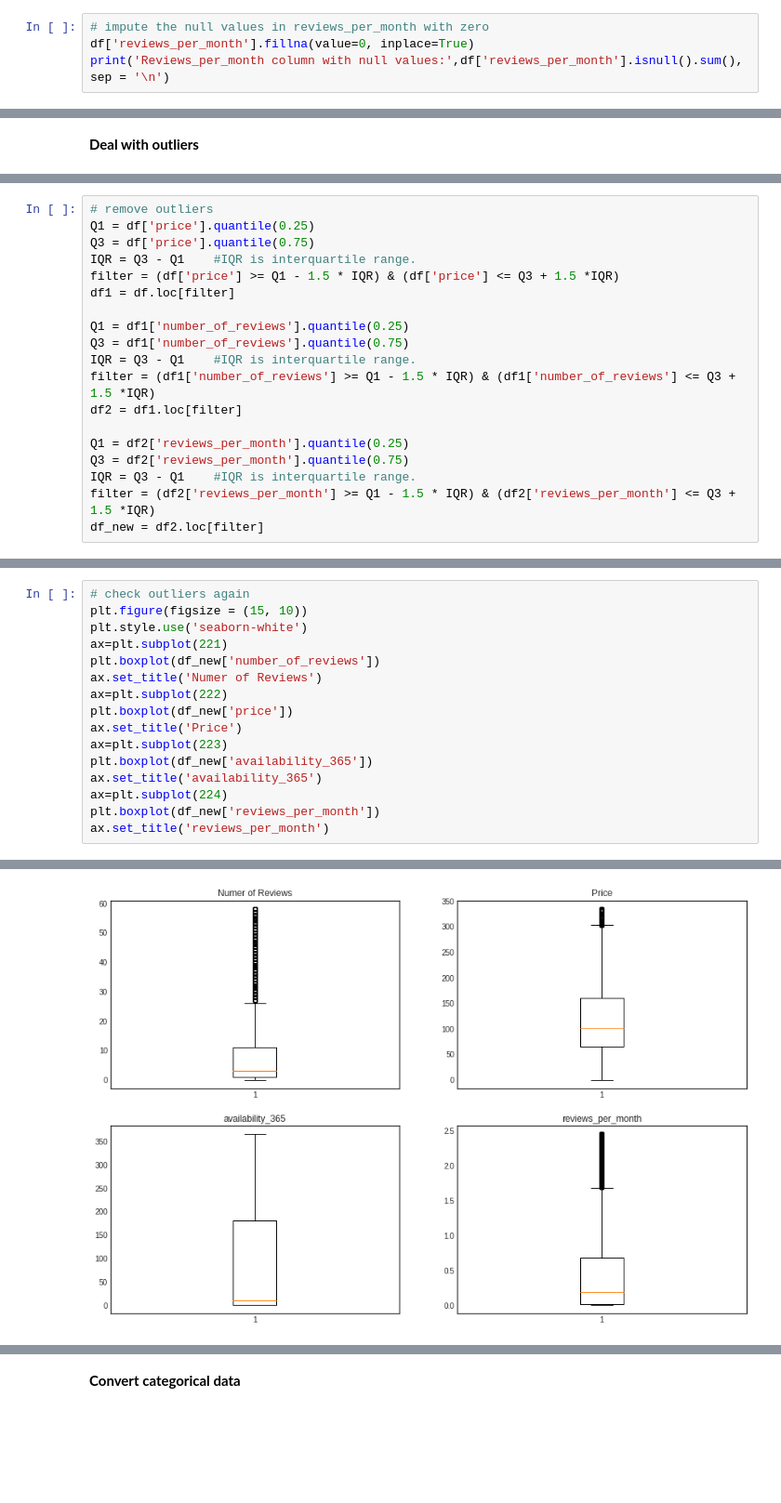
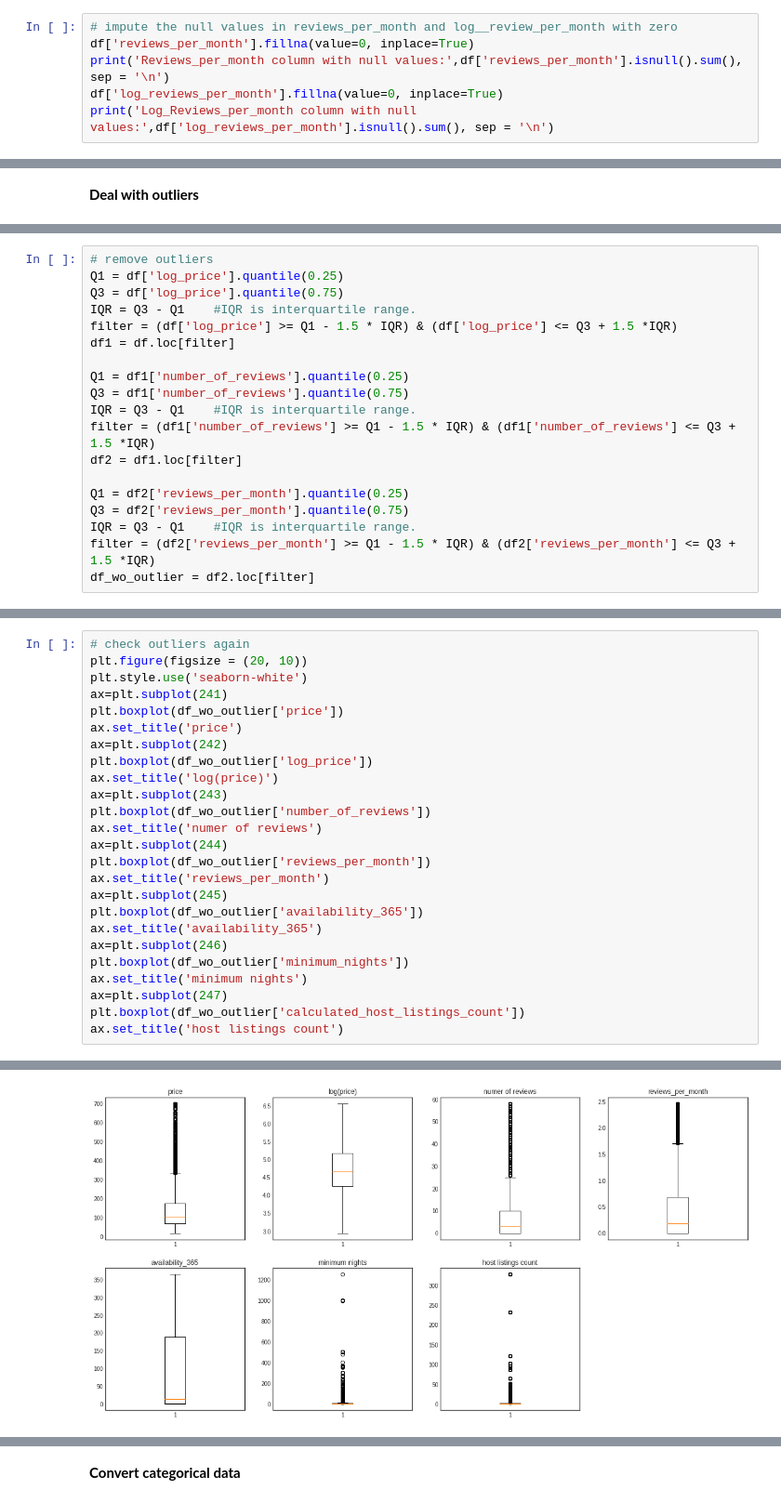
Before and after one commit to nguyen-nhat-mai/ensemble_project, a Jupyter notebook: Airbnb_Price_Prediction.ipynb, the cells around one changed output, grey strips where cells are left out. Shown at 93% size. Saved outputs shown, nothing was run; the diff lists cells and outputs as text; blank space fills up the shorter version.

```diff
--- a/Airbnb_Price_Prediction.ipynb
+++ b/Airbnb_Price_Prediction.ipynb
@@ -318,9 +325,11 @@ plt.show()
 # %% [markdown]
 **Deal with missing values**
 # %%
-# impute the null values in reviews_per_month with zero
+# impute the null values in reviews_per_month and log__review_per_month with zero
 df['reviews_per_month'].fillna(value=0, inplace=True)
 print('Reviews_per_month column with null values:',df['reviews_per_month'].isnull().sum(), sep = '\n')
+df['log_reviews_per_month'].fillna(value=0, inplace=True)
+print('Log_Reviews_per_month column with null values:',df['log_reviews_per_month'].isnull().sum(), sep = '\n')
 # %% [output]
 Reviews_per_month column with null values:
 0
@@ -361,9 +386,9 @@ We can see that except availability_365 all other numerical factors have the hug
 # %%
 # remove outliers
-Q1 = df['price'].quantile(0.25)
-Q3 = df['price'].quantile(0.75)
+Q1 = df['log_price'].quantile(0.25)
+Q3 = df['log_price'].quantile(0.75)
 IQR = Q3 - Q1    #IQR is interquartile range.
-filter = (df['price'] >= Q1 - 1.5 * IQR) & (df['price'] <= Q3 + 1.5 *IQR)
+filter = (df['log_price'] >= Q1 - 1.5 * IQR) & (df['log_price'] <= Q3 + 1.5 *IQR)
 df1 = df.loc[filter]
 
 Q1 = df1['number_of_reviews'].quantile(0.25)
@@ -376,4 +401,4 @@ Q1 = df2['reviews_per_month'].quantile(0.25)
 Q3 = df2['reviews_per_month'].quantile(0.75)
 IQR = Q3 - Q1    #IQR is interquartile range.
 filter = (df2['reviews_per_month'] >= Q1 - 1.5 * IQR) & (df2['reviews_per_month'] <= Q3 + 1.5 *IQR)
-df_new = df2.loc[filter]
+df_wo_outlier = df2.loc[filter]
@@ -380,17 +410,26 @@ df_new = df2.loc[filter]
 # %%
 # check outliers again
-plt.figure(figsize = (15, 10))
+plt.figure(figsize = (20, 10))
 plt.style.use('seaborn-white')
-ax=plt.subplot(221)
-plt.boxplot(df_new['number_of_reviews'])
-ax.set_title('Numer of Reviews')
-ax=plt.subplot(222)
-plt.boxplot(df_new['price'])
-ax.set_title('Price')
-ax=plt.subplot(223)
-plt.boxplot(df_new['availability_365'])
+ax=plt.subplot(241)
+plt.boxplot(df_wo_outlier['price'])
+ax.set_title('price')
+ax=plt.subplot(242)
+plt.boxplot(df_wo_outlier['log_price'])
+ax.set_title('log(price)')
+ax=plt.subplot(243)
+plt.boxplot(df_wo_outlier['number_of_reviews'])
+ax.set_title('numer of reviews')
+ax=plt.subplot(244)
+plt.boxplot(df_wo_outlier['reviews_per_month'])
+ax.set_title('reviews_per_month')
+ax=plt.subplot(245)
+plt.boxplot(df_wo_outlier['availability_365'])
 ax.set_title('availability_365')
-ax=plt.subplot(224)
-plt.boxplot(df_new['reviews_per_month'])
-ax.set_title('reviews_per_month')
+ax=plt.subplot(246)
+plt.boxplot(df_wo_outlier['minimum_nights'])
+ax.set_title('minimum nights')
+ax=plt.subplot(247)
+plt.boxplot(df_wo_outlier['calculated_host_listings_count'])
+ax.set_title('host listings count')
 # %% [output]
@@ -398 +437 @@ Text(0.5, 1.0, 'reviews_per_month')
-[figure, old version]
+[figure, new version]
```
Also changed, not shown: parts of 46 cells of this notebook.
